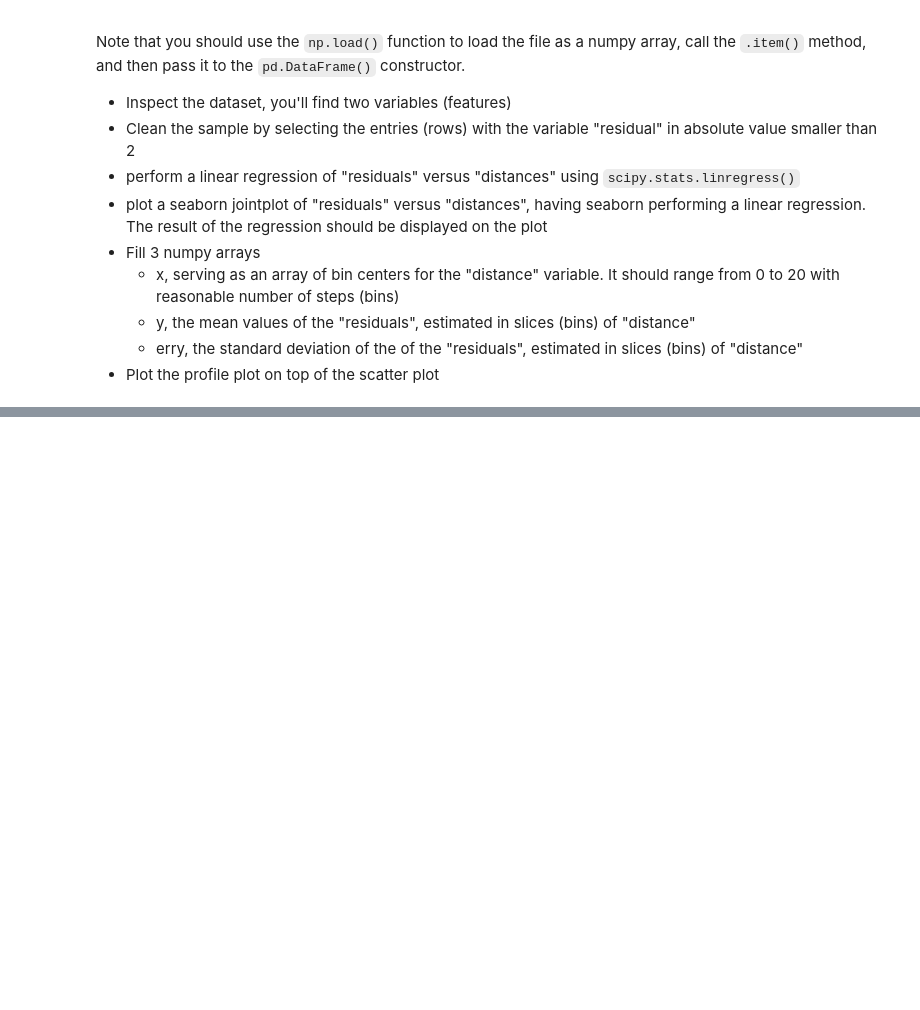
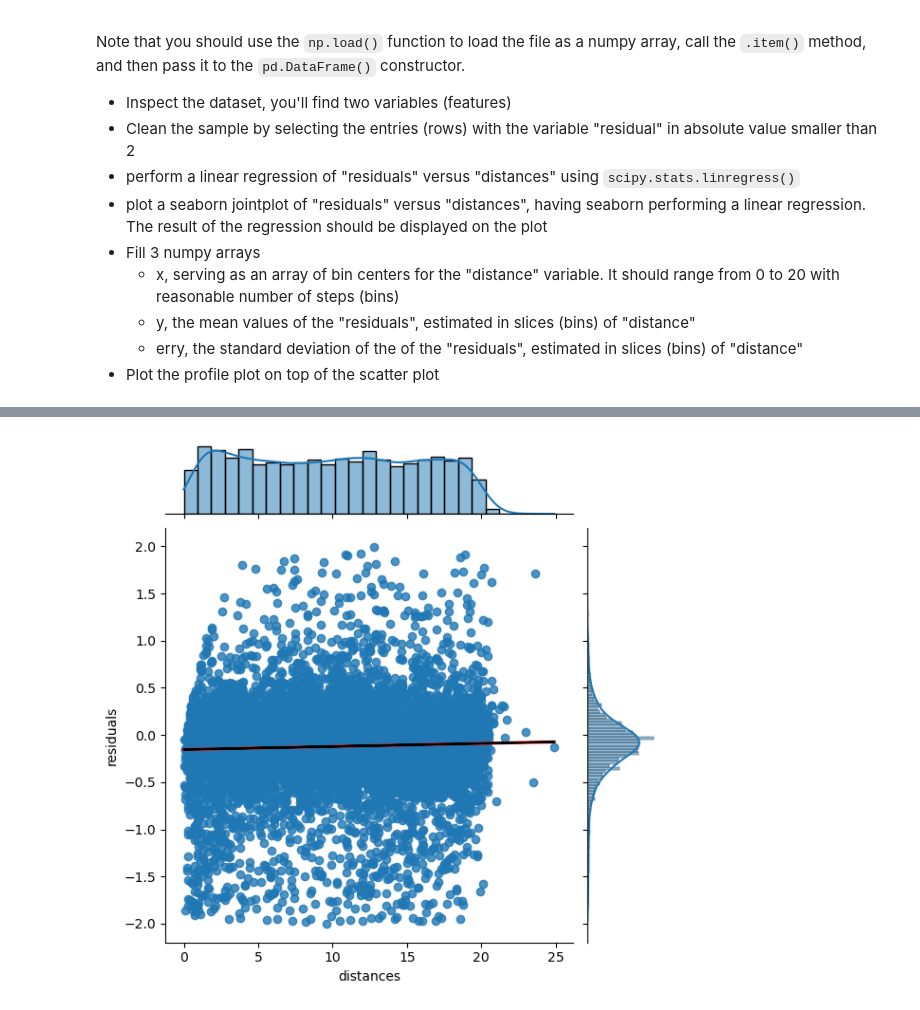
Before and after one commit to GioMai24/LaboratoryOfComputationalPhysics_Y7, a Jupyter notebook: Lab_7/07ex_Visualization.ipynb, the cells around one changed output, grey strips where cells are left out. Saved outputs shown, nothing was run; the diff lists cells and outputs as text; code cells hidden in the pictures; blank space fills up the shorter version.

```diff
--- a/Lab_7/07ex_Visualization.ipynb
+++ b/Lab_7/07ex_Visualization.ipynb
@@ -133,3 +134,7 @@ Note that you should use the `np.load()` function to load the file as a numpy ar
   * y, the mean values of the "residuals", estimated in slices (bins) of "distance"
   * erry, the standard deviation of the  of the "residuals", estimated in slices (bins) of "distance"
 * Plot the profile plot on top of the scatter plot
+# %%
+display(data := pd.DataFrame(np.load('residuals_261.npy', allow_pickle=True).item()))
+polish = data[abs(data['residuals']) < 2]
+p = sp.stats.linregress(polish['distances'], polish['residuals'])
@@ -135,0 +155,6 @@ Note that you should use the `np.load()` function to load the file as a numpy ar
+# %%
+sns.jointplot(polish, x='distances', y='residuals', kind='reg', palette='plasma', line_kws={"color": "red"})
+plt.plot(polish['distances'], p.intercept + p.slope * polish['distances'], c='k')
+plt.show()
+# %% [output]
+[figure, added]
```
Also changed, not shown: parts of 4 cells of this notebook, 9 other files.
